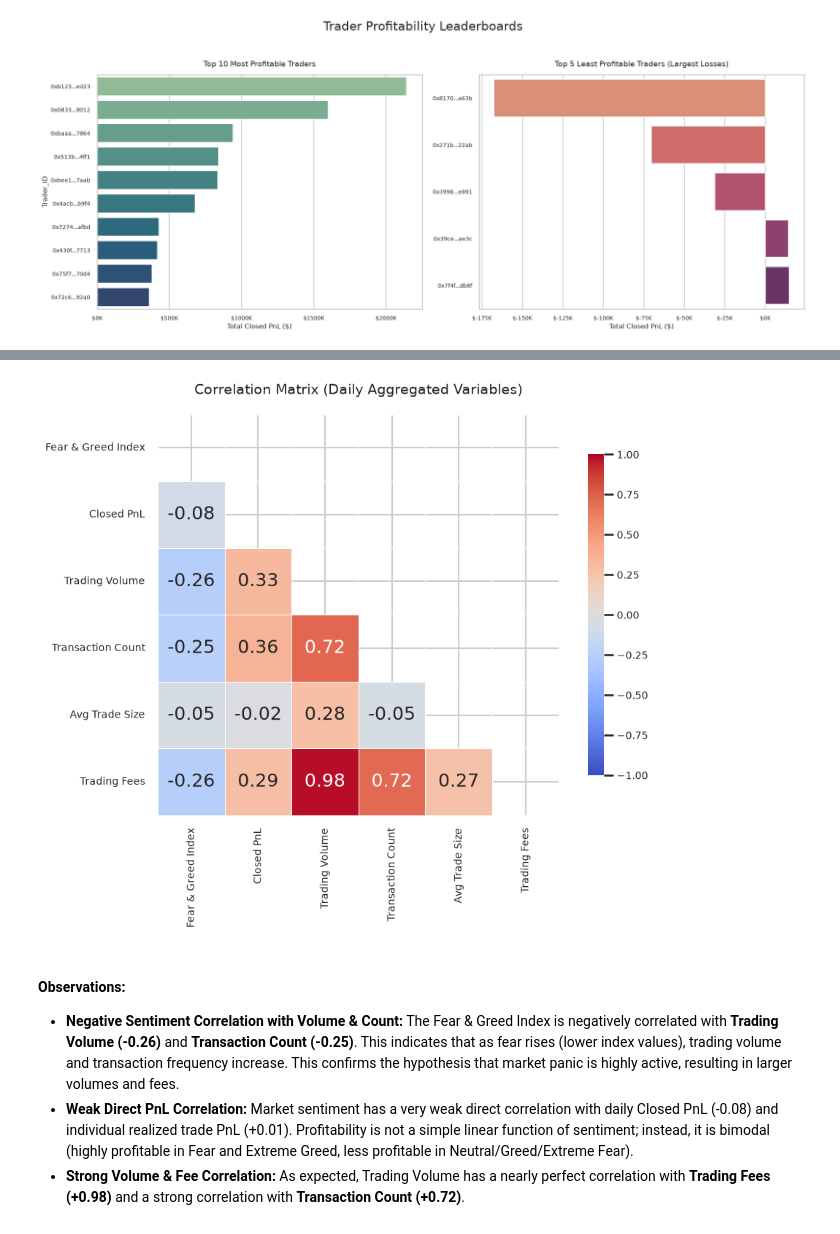
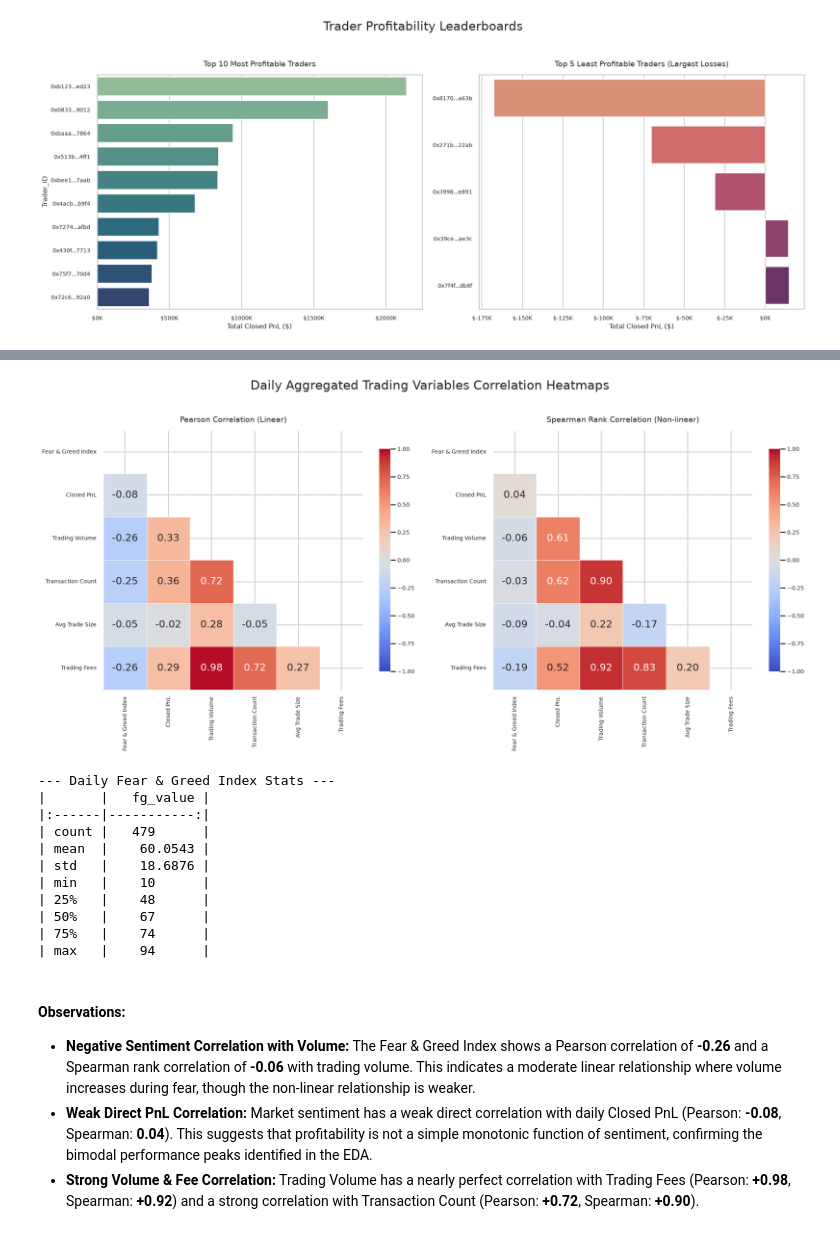
Before and after one commit to AM-iSMAIL/prime-task, a Jupyter notebook: analysis.ipynb, the cells around one changed output, grey strips where cells are left out. Saved outputs shown, nothing was run; the diff lists cells and outputs as text; code cells hidden in the pictures.

Commit message:
Refine case study: transition to neutral tone, add assumptions/limitations/future work, incorporate Spearman correlation, and add README

```diff
--- a/analysis.ipynb
+++ b/analysis.ipynb
@@ -521,43 +526,82 @@ daily_stats_corr = df.groupby('trading_date').agg(
     total_volume=('Size USD', 'sum'),
     trade_count=('Size USD', 'count'),
     avg_trade_size=('Size USD', 'mean'),
     total_fees=('Fee', 'sum')
 ).reset_index()
 
-daily_corr = daily_stats_corr[['avg_fg_value', 'total_pnl', 'total_volume', 'trade_count', 'avg_trade_size', 'total_fees']].corr()
+target_cols = ['avg_fg_value', 'total_pnl', 'total_volume', 'trade_count', 'avg_trade_size', 'total_fees']
+daily_corr_p = daily_stats_corr[target_cols].corr(method='pearson')
+daily_corr_s = daily_stats_corr[target_cols].corr(method='spearman')
 
-plt.figure(figsize=(10, 8))
-mask = np.triu(np.ones_like(daily_corr, dtype=bool))
+fig, (ax1, ax2) = plt.subplots(1, 2, figsize=(20, 9))
+mask = np.triu(np.ones_like(daily_corr_p, dtype=bool))
+
 rename_dict = {
     'avg_fg_value': 'Fear & Greed Index',
     'total_pnl': 'Closed PnL',
     'total_volume': 'Trading Volume',
     'trade_count': 'Transaction Count',
     'avg_trade_size': 'Avg Trade Size',
     'total_fees': 'Trading Fees'
 }
-corr_renamed = daily_corr.rename(index=rename_dict, columns=rename_dict)
+
+pearson_renamed = daily_corr_p.rename(index=rename_dict, columns=rename_dict)
+spearman_renamed = daily_corr_s.rename(index=rename_dict, columns=rename_dict)
 
 sns.heatmap(
-    corr_renamed,
+    pearson_renamed,
     mask=mask,
     cmap='coolwarm',
     vmax=1.0,
     vmin=-1.0,
     center=0,
     square=True,
     linewidths=.5,
     cbar_kws={"shrink": .8},
     annot=True,
-    fmt=".2f"
+    fmt=".2f",
+    ax=ax1
 )
-plt.title("Correlation Matrix (Daily Aggregated Variables)", pad=20)
+ax1.set_title("Pearson Correlation (Linear)", pad=15)
+
+sns.heatmap(
+    spearman_renamed,
+    mask=mask,
+    cmap='coolwarm',
+    vmax=1.0,
+    vmin=-1.0,
+    center=0,
+    square=True,
+    linewidths=.5,
+    cbar_kws={"shrink": .8},
+    annot=True,
+    fmt=".2f",
+    ax=ax2
+)
+ax2.set_title("Spearman Rank Correlation (Non-linear)", pad=15)
+
+plt.suptitle("Daily Aggregated Trading Variables Correlation Heatmaps", fontsize=22, y=1.02)
 plt.tight_layout()
 plt.show()
+
+# Show descriptive statistics for Fear & Greed index
+print("--- Daily Fear & Greed Index Stats ---")
+print(daily_fg['fg_value'].describe().to_frame().to_markdown())
 # %% [output]
-[figure, old version]
+[figure, new version]
+--- Daily Fear & Greed Index Stats ---
+|       |   fg_value |
+|:------|-----------:|
+| count |   479      |
+| mean  |    60.0543 |
+| std   |    18.6876 |
+| min   |    10      |
+| 25%   |    48      |
+| 50%   |    67      |
+| 75%   |    74      |
+| max   |    94      |
 # %% [markdown]
 #### Observations:
-- **Negative Sentiment Correlation with Volume & Count:** The Fear & Greed Index is negatively correlated with **Trading Volume (-0.26)** and **Transaction Count (-0.25)**. This indicates that as fear rises (lower index values), trading volume and transaction frequency increase. This confirms the hypothesis that market panic is highly active, resulting in larger volumes and fees.
-- **Weak Direct PnL Correlation:** Market sentiment has a very weak direct correlation with daily Closed PnL (-0.08) and individual realized trade PnL (+0.01). Profitability is not a simple linear function of sentiment; instead, it is bimodal (highly profitable in Fear and Extreme Greed, less profitable in Neutral/Greed/Extreme Fear).
-- **Strong Volume & Fee Correlation:** As expected, Trading Volume has a nearly perfect correlation with **Trading Fees (+0.98)** and a strong correlation with **Transaction Count (+0.72)**.
+- **Negative Sentiment Correlation with Volume:** The Fear & Greed Index shows a Pearson correlation of **-0.26** and a Spearman rank correlation of **-0.06** with trading volume. This indicates a moderate linear relationship where volume increases during fear, though the non-linear relationship is weaker.
+- **Weak Direct PnL Correlation:** Market sentiment has a weak direct correlation with daily Closed PnL (Pearson: **-0.08**, Spearman: **0.04**). This suggests that profitability is not a simple monotonic function of sentiment, confirming the bimodal performance peaks identified in the EDA.
+- **Strong Volume & Fee Correlation:** Trading Volume has a nearly perfect correlation with Trading Fees (Pearson: **+0.98**, Spearman: **+0.92**) and a strong correlation with Transaction Count (Pearson: **+0.72**, Spearman: **+0.90**).
```
Also changed, not shown: parts of 29 cells of this notebook, 5 other files.
